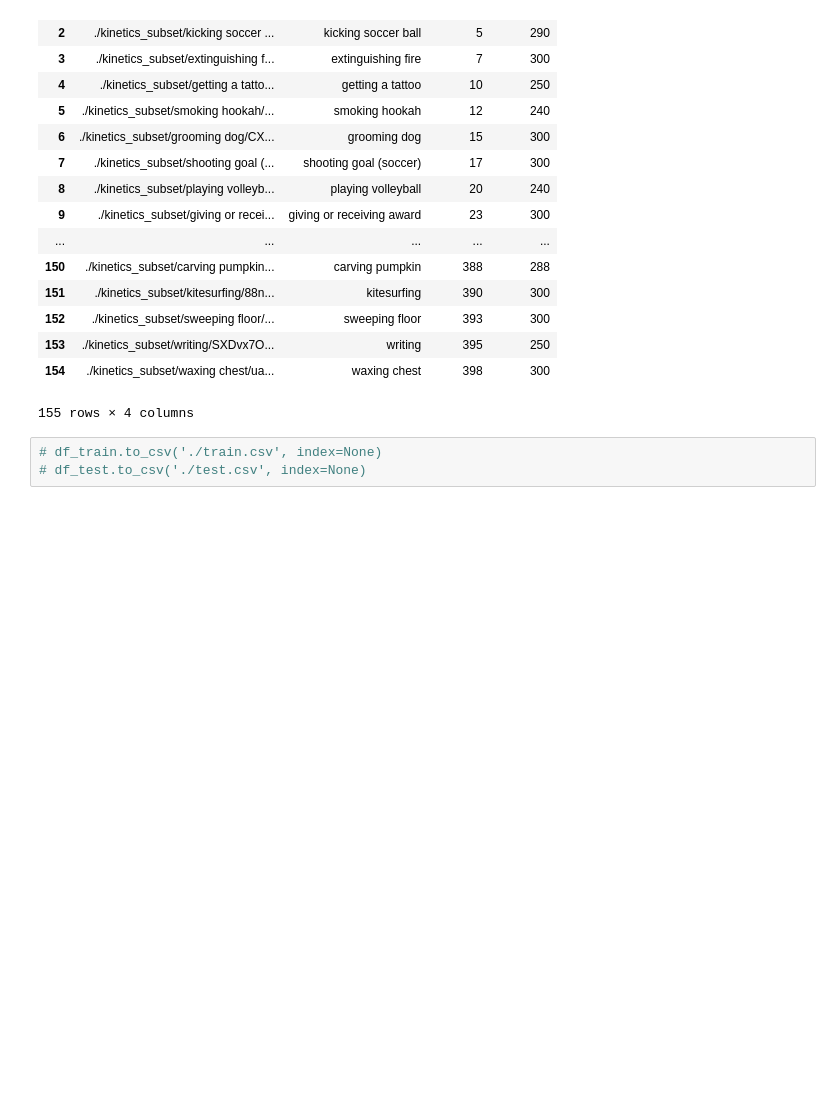
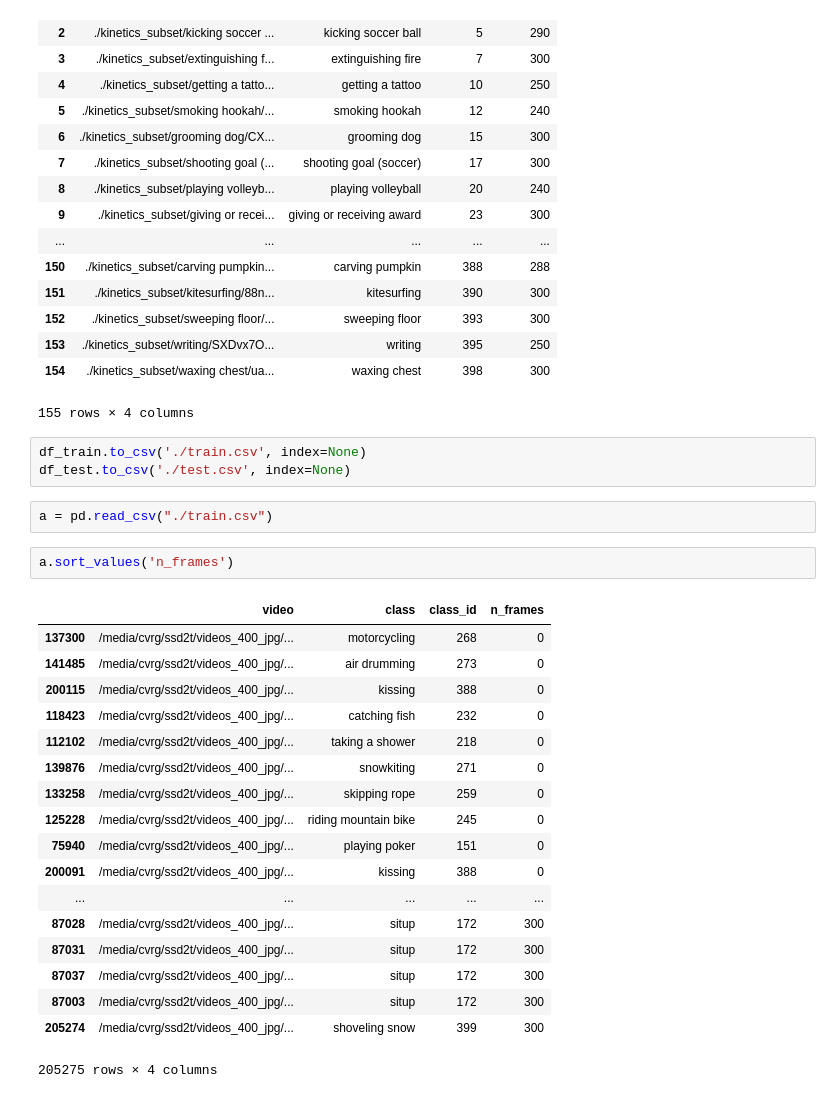
Before and after one commit to yiskw713/ActionRecognition, a Jupyter notebook: build_dataset.ipynb, the cells around one changed output. Drawn from its saved outputs; the diff is of its cells as text; blank space fills up the shorter version.

```diff
--- a/build_dataset.ipynb
+++ b/build_dataset.ipynb
@@ -128,5 +133,28 @@ df_test
 | 154 | ./kinetics_subset/waxing chest/ua... | waxing chest | 398 | 300 |
 155 rows × 4 columns
 # %%
-# df_train.to_csv('./train.csv', index=None)
-# df_test.to_csv('./test.csv', index=None)
+df_train.to_csv('./train.csv', index=None)
+df_test.to_csv('./test.csv', index=None)
+# %%
+a = pd.read_csv("./train.csv")
+# %%
+a.sort_values('n_frames')
+# %% [output]
+|  | video | class | class_id | n_frames |
+| 137300 | /media/cvrg/ssd2t/videos_400_jpg/... | motorcycling | 268 | 0 |
+| 141485 | /media/cvrg/ssd2t/videos_400_jpg/... | air drumming | 273 | 0 |
+| 200115 | /media/cvrg/ssd2t/videos_400_jpg/... | kissing | 388 | 0 |
+| 118423 | /media/cvrg/ssd2t/videos_400_jpg/... | catching fish | 232 | 0 |
+| 112102 | /media/cvrg/ssd2t/videos_400_jpg/... | taking a shower | 218 | 0 |
+| 139876 | /media/cvrg/ssd2t/videos_400_jpg/... | snowkiting | 271 | 0 |
+| 133258 | /media/cvrg/ssd2t/videos_400_jpg/... | skipping rope | 259 | 0 |
+| 125228 | /media/cvrg/ssd2t/videos_400_jpg/... | riding mountain bike | 245 | 0 |
+| 75940 | /media/cvrg/ssd2t/videos_400_jpg/... | playing poker | 151 | 0 |
+| 200091 | /media/cvrg/ssd2t/videos_400_jpg/... | kissing | 388 | 0 |
+| ... | ... | ... | ... | ... |
+| 87028 | /media/cvrg/ssd2t/videos_400_jpg/... | situp | 172 | 300 |
+| 87031 | /media/cvrg/ssd2t/videos_400_jpg/... | situp | 172 | 300 |
+| 87037 | /media/cvrg/ssd2t/videos_400_jpg/... | situp | 172 | 300 |
+| 87003 | /media/cvrg/ssd2t/videos_400_jpg/... | situp | 172 | 300 |
+| 205274 | /media/cvrg/ssd2t/videos_400_jpg/... | shoveling snow | 399 | 300 |
+205275 rows × 4 columns
```
Also changed, not shown: parts of 13 cells of this notebook, 18 other files.
